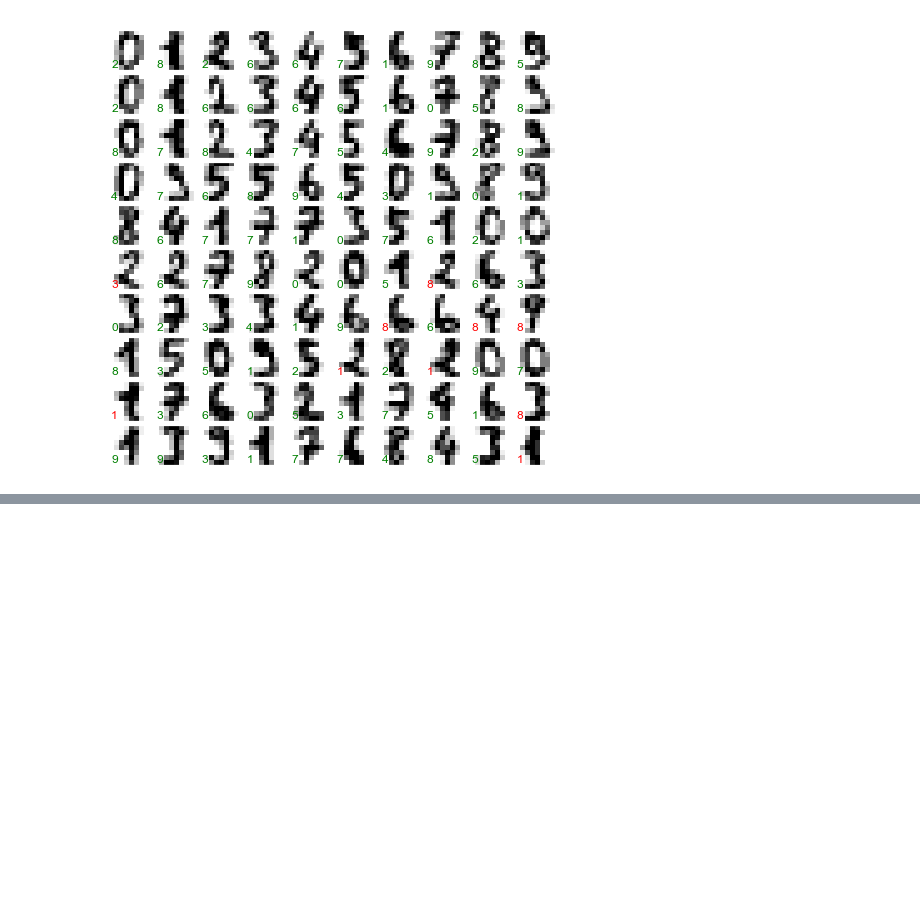
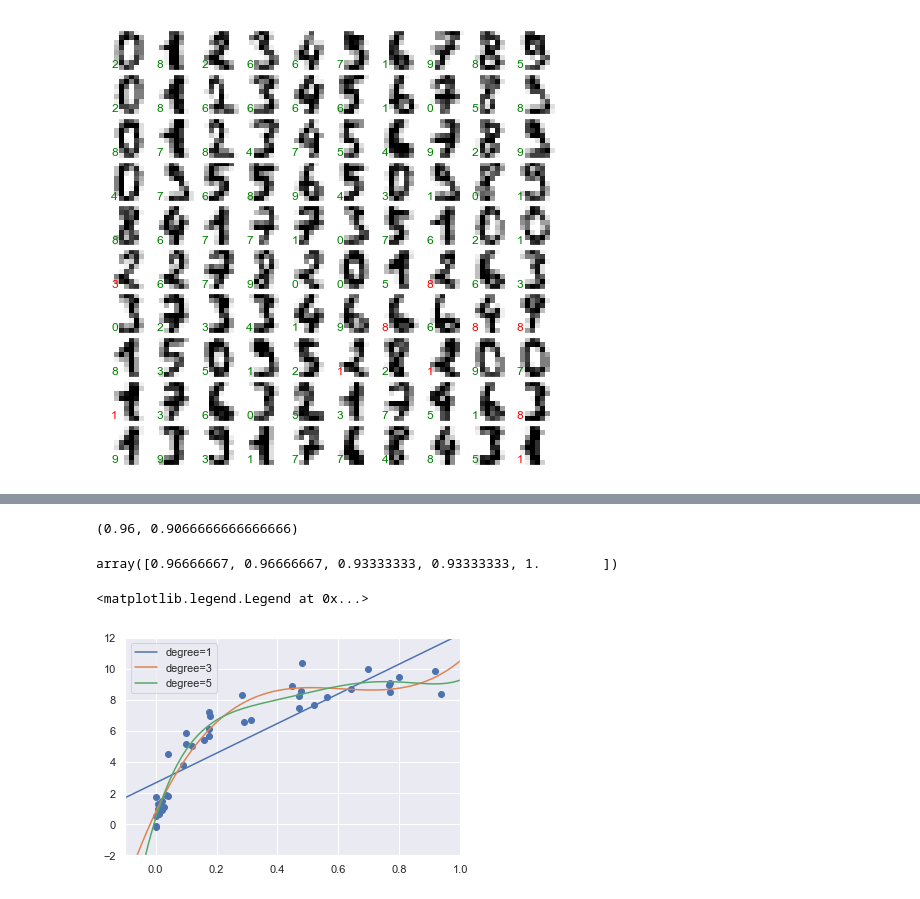
Before and after one commit to Lay4U/ROTS_StepByStep, a Jupyter notebook: Python_Data_Science_Handbook/Chapter5.ipynb, the cells around one changed output, grey strips where cells are left out. Cells and saved outputs as stored; diff of their text form; code cells hidden in the pictures; blank space fills up the shorter version.

```diff
--- a/Python_Data_Science_Handbook/Chapter5.ipynb
+++ b/Python_Data_Science_Handbook/Chapter5.ipynb
@@ -195,0 +201,6 @@ for i, ax in enumerate(axes.flat):
+# %%
+from sklearn.neighbors import KNeighborsClassifier
+model = KNeighborsClassifier(n_neighbors=1)
+# %%
+model.fit(X, y)
+y_model = model.predict(X)
@@ -195,0 +222,11 @@ for i, ax in enumerate(axes.flat):
+# %%
+y2_model = model.fit(X1, y1).predict(X2)
+y1_model = model.fit(X2, y2).predict(X1)
+accuracy_score(y1, y1_model), accuracy_score(y2, y2_model)
+# %% [output]
+(0.96, 0.9066666666666666)
+# %%
+from sklearn.model_selection import cross_val_score
+cross_val_score(model, X, y, cv=5)
+# %% [output]
+array([0.96666667, 0.96666667, 0.93333333, 0.93333333, 1.        ])
@@ -195,0 +236,34 @@ for i, ax in enumerate(axes.flat):
+# %%
+from sklearn.preprocessing import PolynomialFeatures
+from sklearn.linear_model import LinearRegression
+from sklearn.pipeline import make_pipeline
+
+def PolynomialRegression(degree=2, **kwargs):
+    return make_pipeline(PolynomialFeatures(degree), LinearRegression(**kwargs))
+# %%
+import numpy as np
+
+def make_data(N, err=1.0, rseed=1):
+    rng = np.random.RandomState(rseed)
+    X = rng.rand(N, 1) ** 2
+    y=10-1./(X.ravel()+0.1)
+    if err > 0:
+        y += err * rng.randn(N)
+    return X, y
+X, y = make_data(40)
+# %%
+import seaborn; seaborn.set()
+
+X_test = np.linspace(-0.1, 1.1, 500)[:, None]
+
+plt.scatter(X.ravel(), y, color='b')
+axis = plt.axis()
+for degree in [1, 3, 5]:
+    y_test = PolynomialRegression(degree).fit(X,y).predict(X_test)
+    plt.plot(X_test.ravel(), y_test, label='degree={0}'.format(degree))
+plt.xlim(-0.1, 1.0)
+plt.ylim(-2, 12)
+plt.legend(loc='best')
+# %% [output]
+<matplotlib.legend.Legend at 0x...>
+[figure, added]
```
Also changed, not shown: parts of 23 cells of this notebook, 5 other files.
